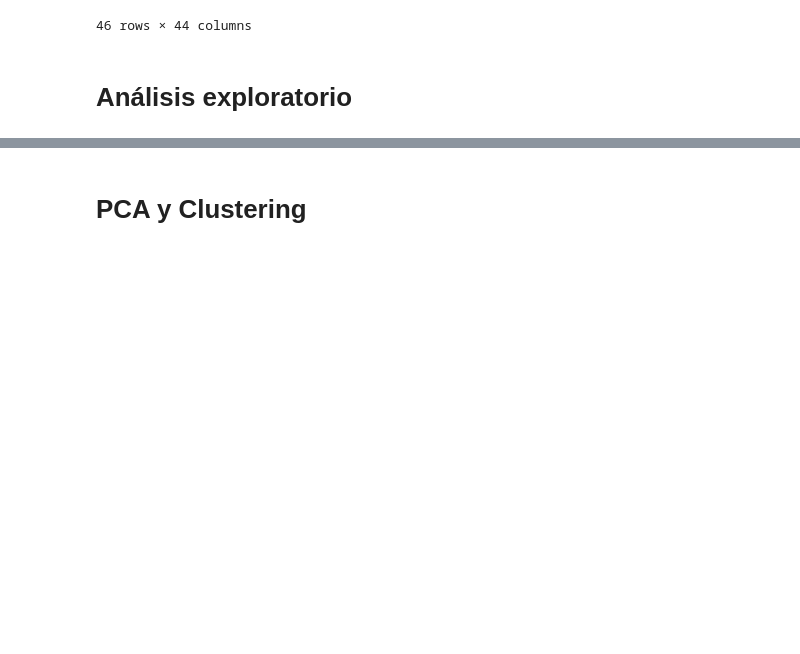
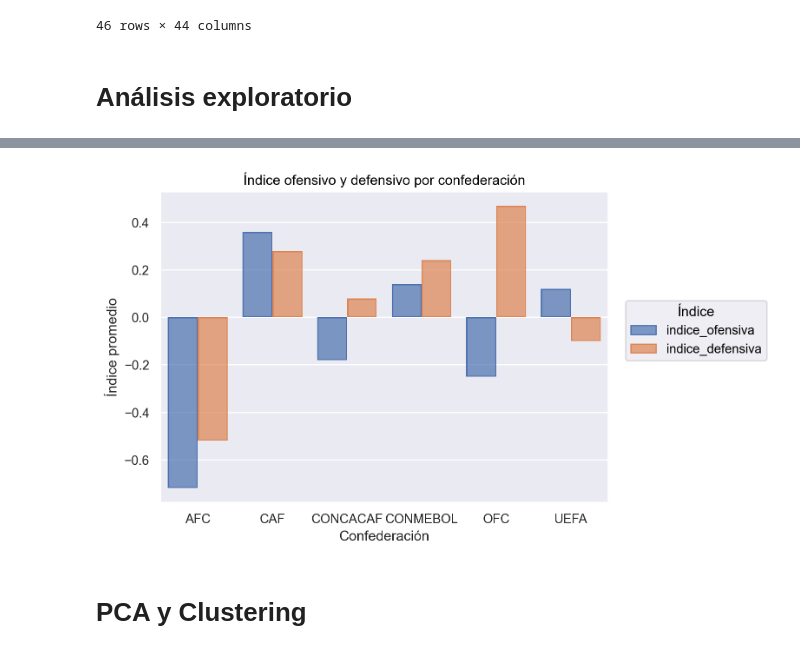
Before and after one commit to vinpalonsky/tp-labo-de-datos, a Jupyter notebook: vincenzo_palonsky-azul_soldani-francisco_amato.ipynb, the cells around one changed output, grey strips where cells are left out. Cells and saved outputs as stored; diff of their text form; code cells hidden in the pictures; blank space fills up the shorter version.

```diff
--- a/vincenzo_palonsky-azul_soldani-francisco_amato.ipynb
+++ b/vincenzo_palonsky-azul_soldani-francisco_amato.ipynb
@@ -461,0 +519,14 @@ df_selecciones[variables_ofensivas].sum(axis=1).name = "desempeño_ofensivo"
+# %%
+# Promedios de indices según confederación y tamaño de la muestr (selecciones
+df_confederaciones = (
+    df_ofensiva_defensiva
+    .groupby("confederacion")
+    .agg(
+        indice_ofensiva  = ("indice_ofensiva",  "mean"),
+        indice_defensiva = ("indice_defensiva", "mean"),
+        cant_selecciones    = ("indice_ofensiva",  "count")
+    )
+    .round(2)
+)
+
+df_confederaciones
@@ -462,2 +548,22 @@ df_selecciones[variables_ofensivas].sum(axis=1).name = "desempeño_ofensivo"
+# %%
+df_confederaciones_plot = df_confederaciones.reset_index().melt(
+    id_vars="confederacion",
+    value_vars=["indice_ofensiva", "indice_defensiva"],
+    var_name="indice",
+    value_name="valor"
+)
+
+(
+    so.Plot(data=df_confederaciones_plot, x="confederacion", y="valor", color="indice")
+    .add(so.Bar(), so.Dodge())
+    .label(
+        x="Confederación",
+        y="Índice promedio",
+        title="Índice ofensivo y defensivo por confederación",
+        color="Índice"
+    )
+)
+# %% [output]
+[figure, added]
 # %% [markdown]
 # PCA y Clustering
```
Also changed, not shown: parts of 53 cells of this notebook.
